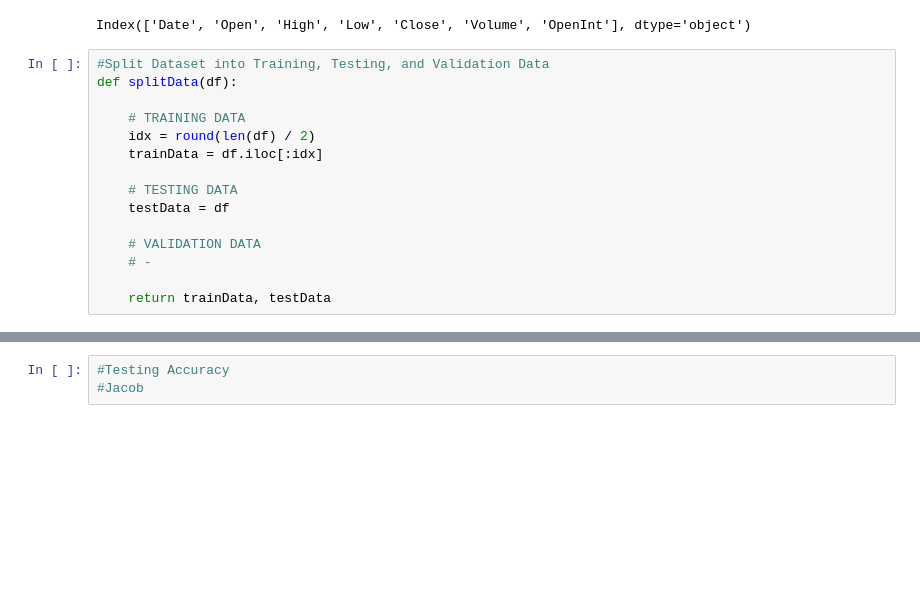
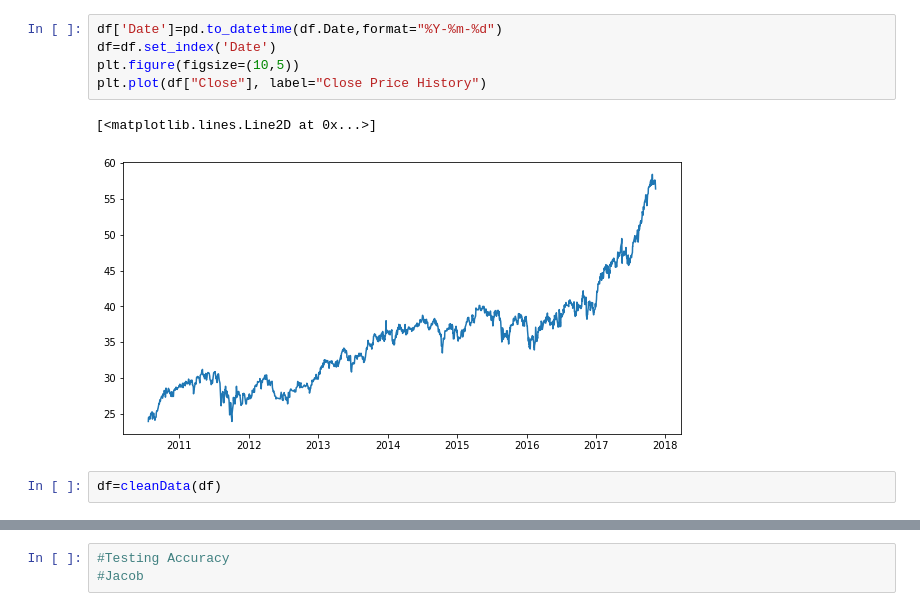
Before and after one commit to leestorm4520/ArtificialIntelligence_UbiquantMarketPrediction, a Jupyter notebook: model.ipynb, the cells around one changed output, grey strips where cells are left out. Drawn from its saved outputs; the diff is of its cells as text; blank space fills up the shorter version.

```diff
--- a/model.ipynb
+++ b/model.ipynb
@@ -96,20 +76,12 @@ df.head()
 | 3 | 2010-07-26 | 24.624 | 24.624 | 24.449 | 24.595 | 19443 | 0 |
 | 4 | 2010-07-27 | 24.477 | 24.517 | 24.431 | 24.517 | 8456 | 0 |
 # %%
+df['Date']=pd.to_datetime(df.Date,format="%Y-%m-%d")
+df=df.set_index('Date')
+plt.figure(figsize=(10,5))
+plt.plot(df["Close"], label="Close Price History")
 # %% [output]
-Index(['Date', 'Open', 'High', 'Low', 'Close', 'Volume', 'OpenInt'], dtype='object')
+[<matplotlib.lines.Line2D at 0x...>]
+[figure, added]
-# %%
-#Split Dataset into Training, Testing, and Validation Data
-def splitData(df):
-
-    # TRAINING DATA
-    idx = round(len(df) / 2)
-    trainData = df.iloc[:idx]
-
-    # TESTING DATA
-    testData = df
-
-    # VALIDATION DATA
-    # -
-
-    return trainData, testData
+# %%
+df=cleanData(df)
```
Also changed, not shown: parts of 11 cells of this notebook, 1 other file.
